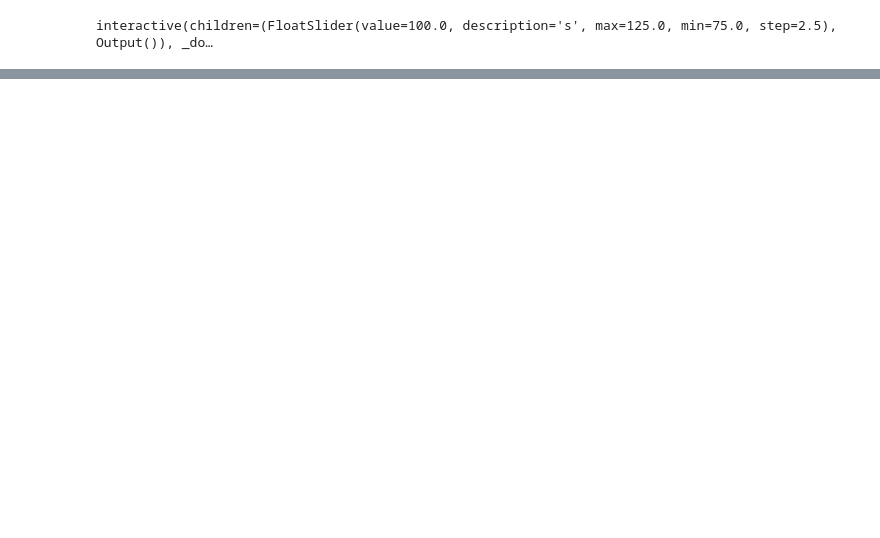
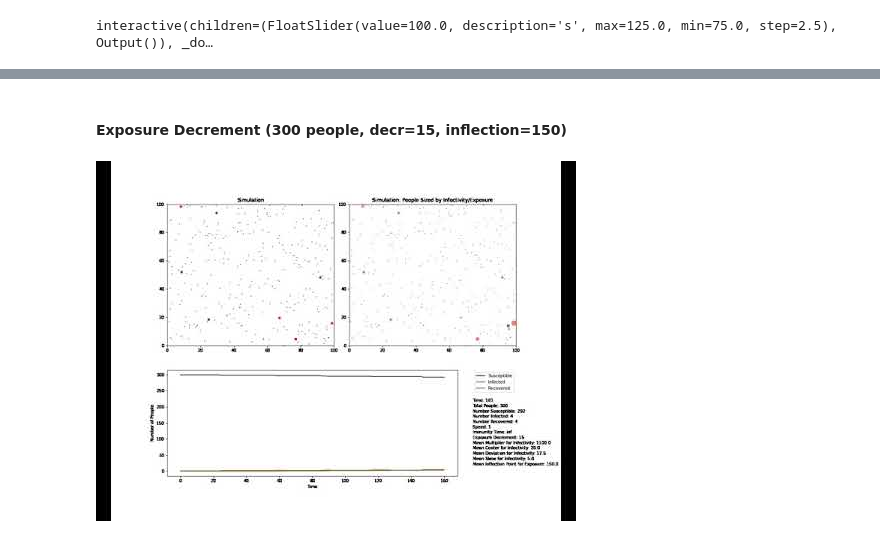
Before and after one commit to chettle3/ABM_Disease_Modeling, a Jupyter notebook: FinalProject.ipynb, the cells around one changed output, grey strips where cells are left out. Saved outputs shown, nothing was run; the diff lists cells and outputs as text; code cells hidden in the pictures; blank space fills up the shorter version.

```diff
--- a/FinalProject.ipynb
+++ b/FinalProject.ipynb
@@ -924,0 +1039,8 @@ while True: # Create an infinite loop, which can be ended with the stop button i
+# %% [markdown]
+#### Exposure Decrement (300 people, decr=15, inflection=150) <a class="anchor" id="n5"></a>
+# %%
+# VIDEO 6
+from IPython.display import YouTubeVideo
+YouTubeVideo("d9ACwFTxV2k",width=800,height=450)
+# %% [output]
+[figure, added]
```
Also changed, not shown: parts of 100 cells of this notebook.
